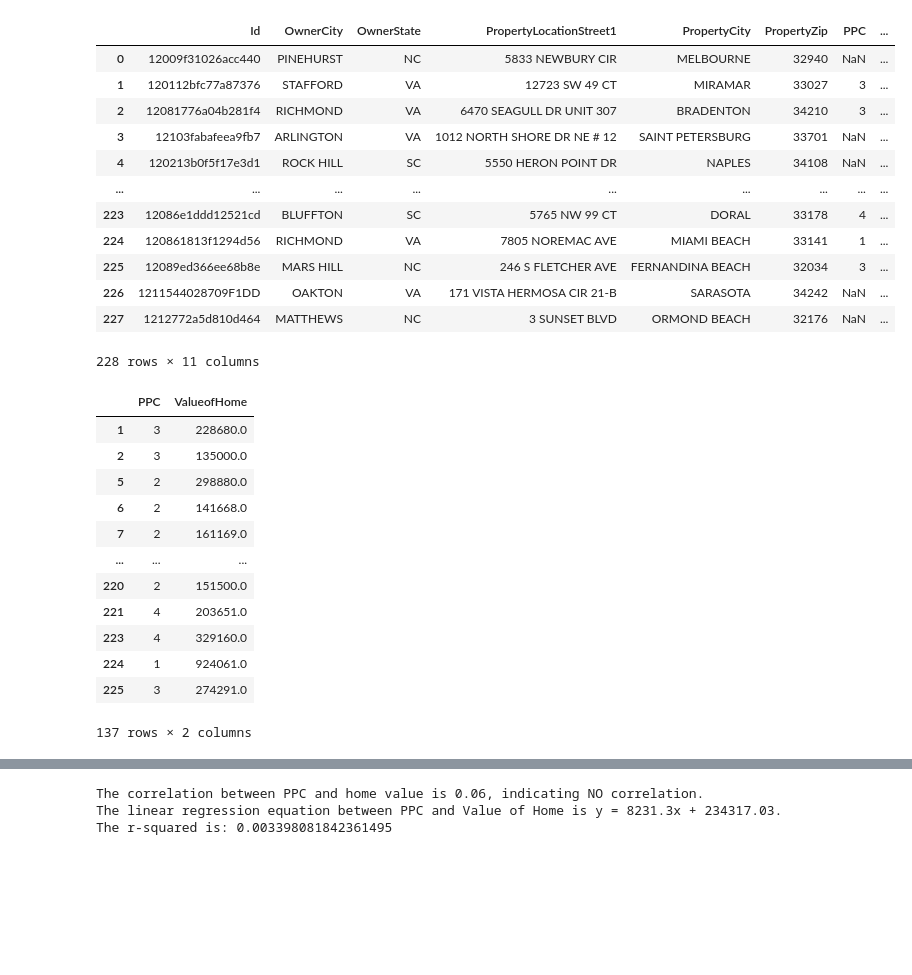
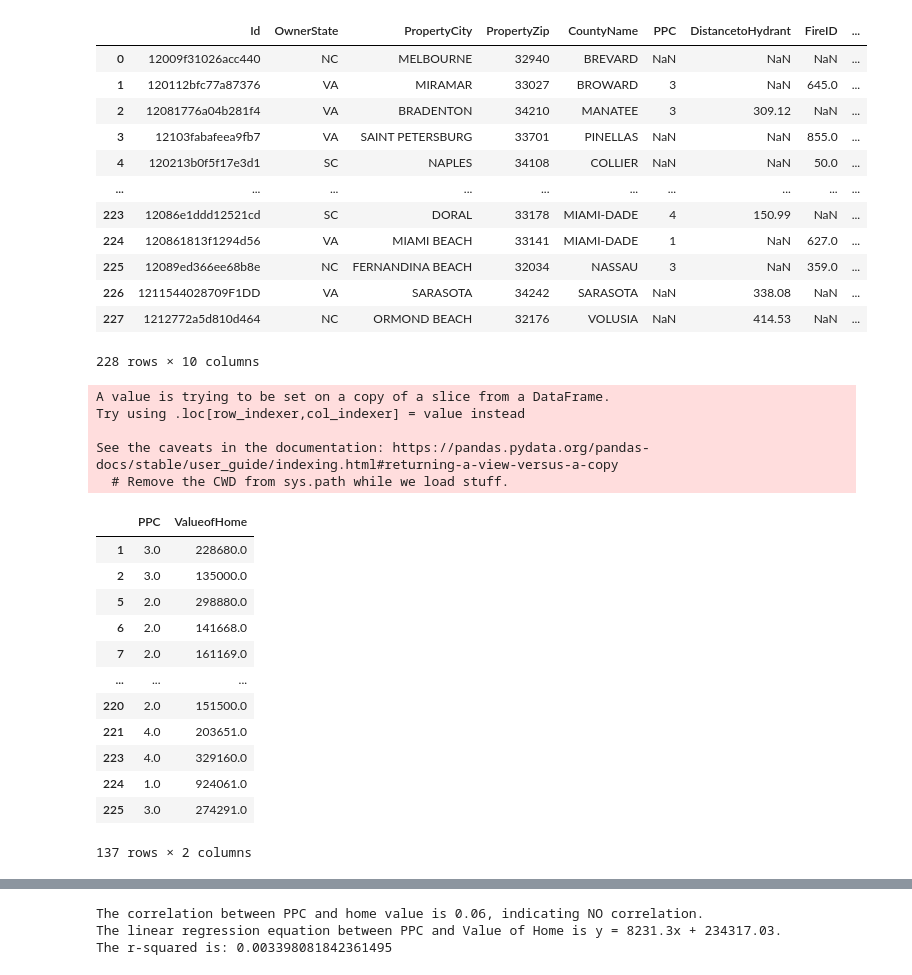
Before and after one commit to ajwu100/GROUP-9-PROJECT-1, a Jupyter notebook: public_community.ipynb, the cells around one changed output, grey strips where cells are left out. Drawn from its saved outputs; the diff is of its cells as text; code cells hidden in the pictures; blank space fills up the shorter version.

```diff
--- a/public_community.ipynb
+++ b/public_community.ipynb
@@ -33,23 +35,23 @@ list(master_data_df)
 # %%
 #Accessibility to fire protection services
 
-fire_master_df = master_data_df[["Id", "OwnerCity", "OwnerState", "PropertyLocationStreet1", "PropertyCity", "PropertyZip", "PPC", "DistancetoHydrant", "FireID","DistancetoFireDepartment","ValueofHome"]]
+fire_master_df = master_data_df[["Id", "OwnerState", "PropertyCity", "PropertyZip", "CountyName", "PPC", "DistancetoHydrant", "FireID","DistancetoFireDepartment","ValueofHome"]]
 
 fire_master_df
 # %% [output]
-|  | Id | OwnerCity | OwnerState | PropertyLocationStreet1 | PropertyCity | PropertyZip | PPC | ... |
-| 0 | 12009f31026acc440 | PINEHURST | NC | 5833 NEWBURY CIR | MELBOURNE | 32940 | NaN | ... |
-| 1 | 120112bfc77a87376 | STAFFORD | VA | 12723 SW 49 CT | MIRAMAR | 33027 | 3 | ... |
-| 2 | 12081776a04b281f4 | RICHMOND | VA | 6470 SEAGULL DR UNIT 307 | BRADENTON | 34210 | 3 | ... |
-| 3 | 12103fabafeea9fb7 | ARLINGTON | VA | 1012 NORTH SHORE DR NE # 12 | SAINT PETERSBURG | 33701 | NaN | ... |
-| 4 | 120213b0f5f17e3d1 | ROCK HILL | SC | 5550 HERON POINT DR | NAPLES | 34108 | NaN | ... |
-| ... | ... | ... | ... | ... | ... | ... | ... | ... |
-| 223 | 12086e1ddd12521cd | BLUFFTON | SC | 5765 NW 99 CT | DORAL | 33178 | 4 | ... |
-| 224 | 120861813f1294d56 | RICHMOND | VA | 7805 NOREMAC AVE | MIAMI BEACH | 33141 | 1 | ... |
-| 225 | 12089ed366ee68b8e | MARS HILL | NC | 246 S FLETCHER AVE | FERNANDINA BEACH | 32034 | 3 | ... |
-| 226 | 1211544028709F1DD | OAKTON | VA | 171 VISTA HERMOSA CIR 21-B | SARASOTA | 34242 | NaN | ... |
-| 227 | 1212772a5d810d464 | MATTHEWS | NC | 3 SUNSET BLVD | ORMOND BEACH | 32176 | NaN | ... |
+|  | Id | OwnerState | PropertyCity | PropertyZip | CountyName | PPC | DistancetoHydrant | FireID | ... |
+| 0 | 12009f31026acc440 | NC | MELBOURNE | 32940 | BREVARD | NaN | NaN | NaN | ... |
+| 1 | 120112bfc77a87376 | VA | MIRAMAR | 33027 | BROWARD | 3 | NaN | 645.0 | ... |
+| 2 | 12081776a04b281f4 | VA | BRADENTON | 34210 | MANATEE | 3 | 309.12 | NaN | ... |
+| 3 | 12103fabafeea9fb7 | VA | SAINT PETERSBURG | 33701 | PINELLAS | NaN | NaN | 855.0 | ... |
+| 4 | 120213b0f5f17e3d1 | SC | NAPLES | 34108 | COLLIER | NaN | NaN | 50.0 | ... |
+| ... | ... | ... | ... | ... | ... | ... | ... | ... | ... |
+| 223 | 12086e1ddd12521cd | SC | DORAL | 33178 | MIAMI-DADE | 4 | 150.99 | NaN | ... |
+| 224 | 120861813f1294d56 | VA | MIAMI BEACH | 33141 | MIAMI-DADE | 1 | NaN | 627.0 | ... |
+| 225 | 12089ed366ee68b8e | NC | FERNANDINA BEACH | 32034 | NASSAU | 3 | NaN | 359.0 | ... |
+| 226 | 1211544028709F1DD | VA | SARASOTA | 34242 | SARASOTA | NaN | 338.08 | NaN | ... |
+| 227 | 1212772a5d810d464 | NC | ORMOND BEACH | 32176 | VOLUSIA | NaN | 414.53 | NaN | ... |
-228 rows × 11 columns
+228 rows × 10 columns
 # %%
 #Analyses between PPC and home value.
 #An ISO fire insurance rating, also referred to as a fire score or Public Protection Classification (PPC)
@@ -58,29 +60,32 @@ fire_master_df
 
 ppc_df = fire_master_df[["PPC", "ValueofHome"]]
 
-#Clean up PPC DataFrame to exclude rows where PPC data is shown as nulls and dates.
+#Clean up PPC DataFrame to exclude rows where PPC data is shown as nulls.
+#Changed PPC data from object to integers.
+ppc_df["PPC"] = pd.to_numeric(ppc_df["PPC"],errors='coerce')
 clean_ppc_df = ppc_df.dropna()
-outlier_df = clean_ppc_df.loc[(clean_ppc_df["PPC"] == "9-Apr"), :]
-outlier2_df = clean_ppc_df.loc[(clean_ppc_df["PPC"] == "9-May"), :]
-clean_ppc_df = clean_ppc_df.drop(index=[95, 133])
 
-#Changed PPC data from object to integers.
-clean_ppc_df["PPC"] = pd.to_numeric(clean_ppc_df["PPC"],errors='coerce')
+
 clean_ppc_df
 # %% [output]
+A value is trying to be set on a copy of a slice from a DataFrame.
+Try using .loc[row_indexer,col_indexer] = value instead
+
+See the caveats in the documentation: https://pandas.pydata.org/pandas-docs/stable/user_guide/indexing.html#returning-a-view-versus-a-copy
+  # Remove the CWD from sys.path while we load stuff.
 |  | PPC | ValueofHome |
-| 1 | 3 | 228680.0 |
-| 2 | 3 | 135000.0 |
-| 5 | 2 | 298880.0 |
-| 6 | 2 | 141668.0 |
-| 7 | 2 | 161169.0 |
+| 1 | 3.0 | 228680.0 |
+| 2 | 3.0 | 135000.0 |
+| 5 | 2.0 | 298880.0 |
+| 6 | 2.0 | 141668.0 |
+| 7 | 2.0 | 161169.0 |
 | ... | ... | ... |
-| 220 | 2 | 151500.0 |
-| 221 | 4 | 203651.0 |
-| 223 | 4 | 329160.0 |
-| 224 | 1 | 924061.0 |
-| 225 | 3 | 274291.0 |
+| 220 | 2.0 | 151500.0 |
+| 221 | 4.0 | 203651.0 |
+| 223 | 4.0 | 329160.0 |
+| 224 | 1.0 | 924061.0 |
+| 225 | 3.0 | 274291.0 |
-137 rows × 2 columns
+137 rows × 2 columns
 # %%
 clean_ppc_df.dtypes
 # %% [output]
```
Also changed, not shown: parts of 8 cells of this notebook.
